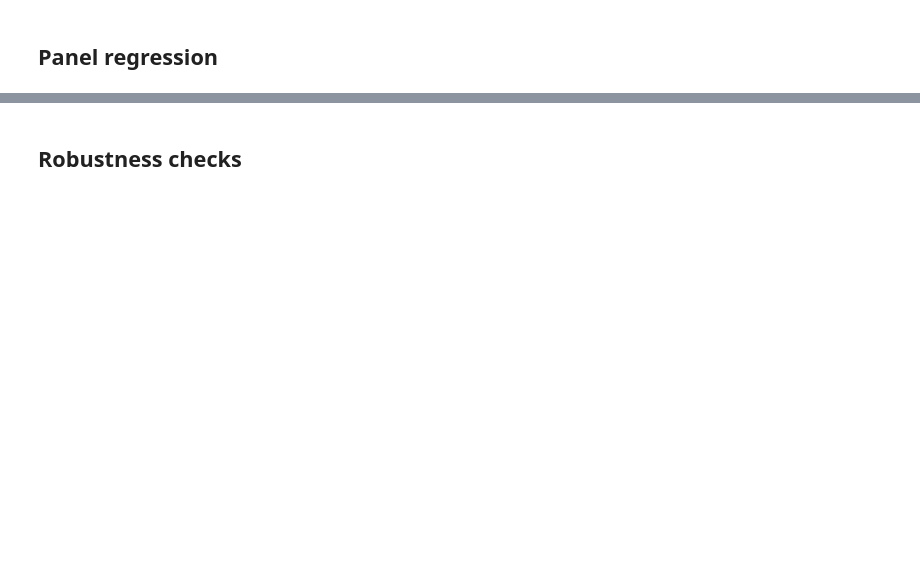
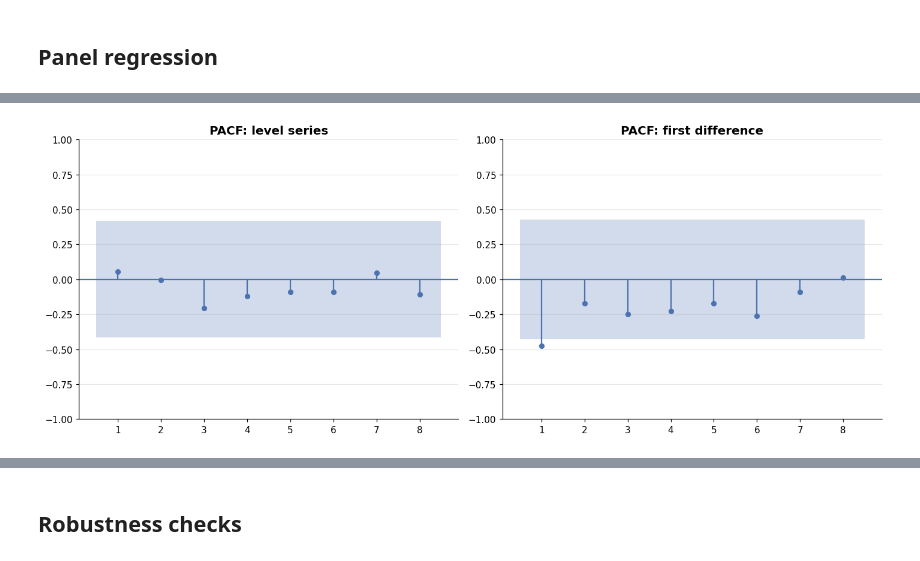
Before and after one commit to rogerjeasy/sustainability-analytics, a Jupyter notebook: notebooks/03_statistical_analysis.ipynb, the cells around one changed output, grey strips where cells are left out. Saved outputs shown, nothing was run; the diff lists cells and outputs as text; code cells hidden in the pictures; blank space fills up the shorter version.

```diff
--- a/notebooks/03_statistical_analysis.ipynb
+++ b/notebooks/03_statistical_analysis.ipynb
@@ -468,0 +757,10 @@ plt.show()
+# %%
+fig, axes = plt.subplots(1, 2, figsize=(13, 5))
+plot_pacf(train, lags=8, ax=axes[0], method="ywm", zero=False)
+axes[0].set_title("PACF: level series")
+plot_pacf(differenced_train, lags=8, ax=axes[1], method="ywm", zero=False)
+axes[1].set_title("PACF: first difference")
+fig.tight_layout()
+plt.show()
+# %% [output]
+[figure, added]
```
Also changed, not shown: parts of 44 cells of this notebook.
